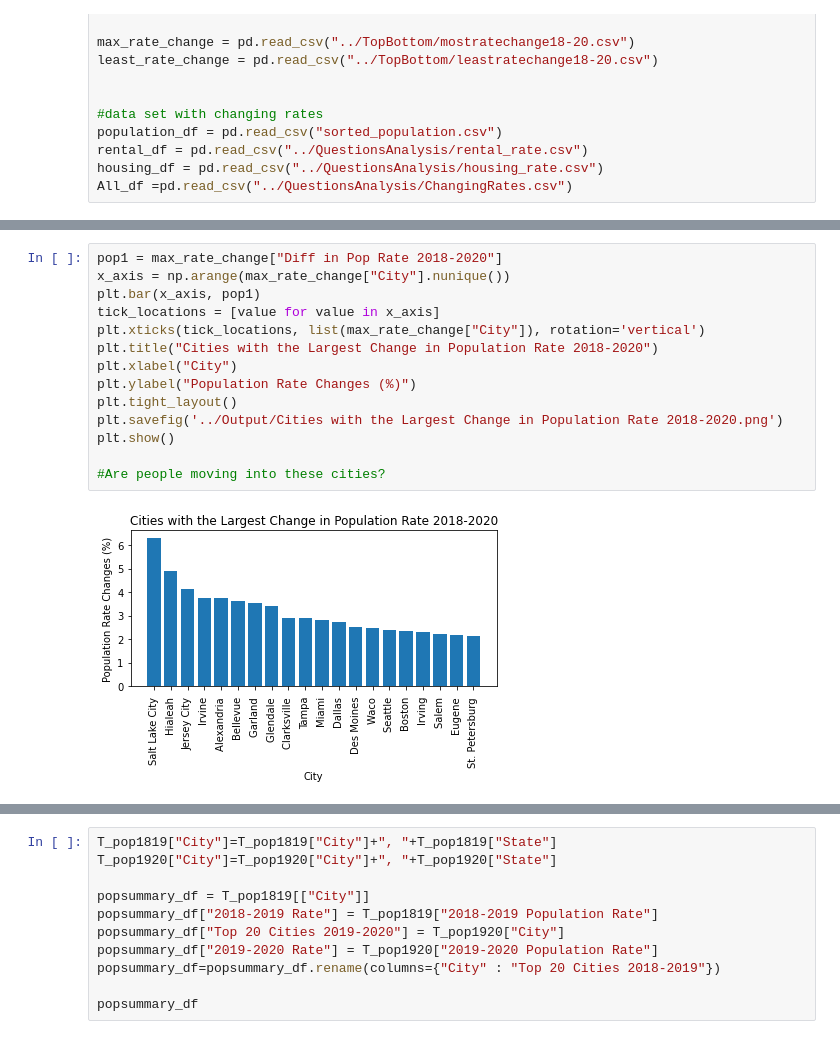
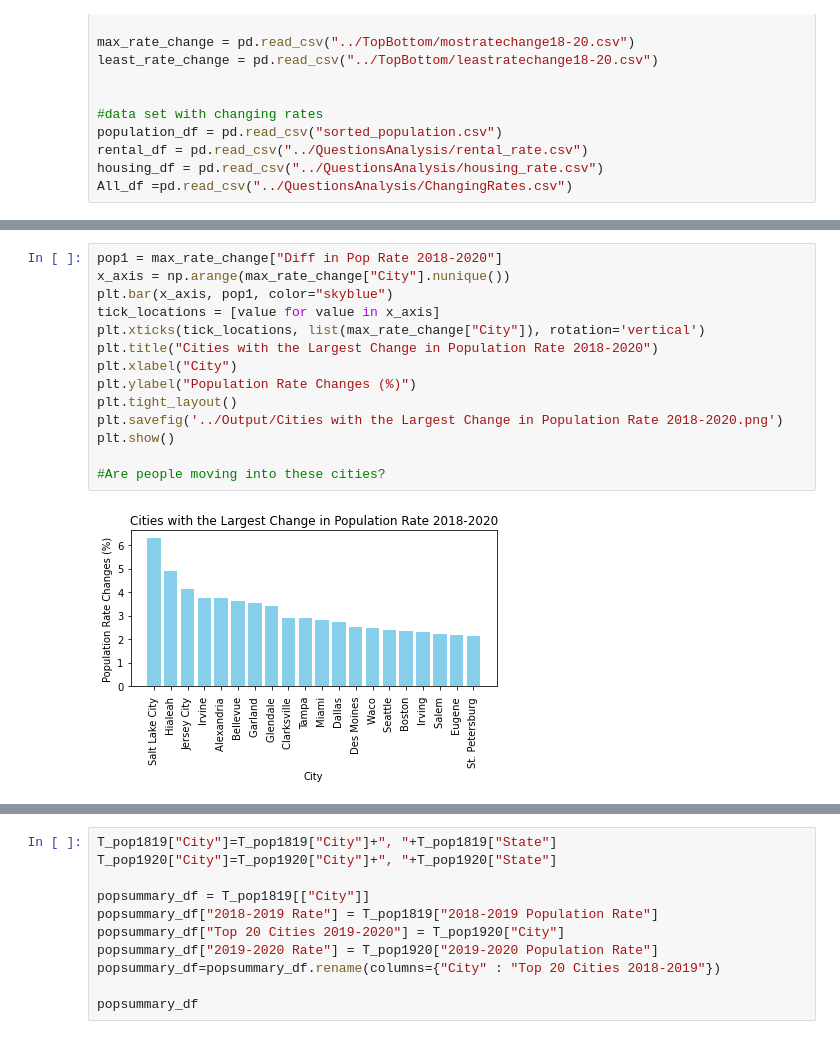
Before and after one commit to stellakk75/HousingMarketCOVID-19Project, a Jupyter notebook: PopRelated/Q1_populationanalysis.ipynb, the cells around one changed output, grey strips where cells are left out. Saved outputs shown, nothing was run; the diff lists cells and outputs as text.

Commit message:
graphs

```diff
--- a/PopRelated/Q1_populationanalysis.ipynb
+++ b/PopRelated/Q1_populationanalysis.ipynb
@@ -99,19 +152,19 @@ plt.show()
 # %%
 pop1 = max_rate_change["Diff in Pop Rate 2018-2020"]
 x_axis = np.arange(max_rate_change["City"].nunique())
-plt.bar(x_axis, pop1)
+plt.bar(x_axis, pop1, color="skyblue")
 tick_locations = [value for value in x_axis]
 plt.xticks(tick_locations, list(max_rate_change["City"]), rotation='vertical')
 plt.title("Cities with the Largest Change in Population Rate 2018-2020")
 plt.xlabel("City")
 plt.ylabel("Population Rate Changes (%)")
 plt.tight_layout()
 plt.savefig('../Output/Cities with the Largest Change in Population Rate 2018-2020.png')
 plt.show()
 
 #Are people moving into these cities?
 # %% [output]
-[figure, old version]
+[figure, new version]
 # %%
 pop2 = least_rate_change["Diff in Pop Rate 2018-2020"]
 x_axis = np.arange(least_rate_change["City"].nunique())
```
Also changed, not shown: parts of 10 cells of this notebook, 11 other files.
